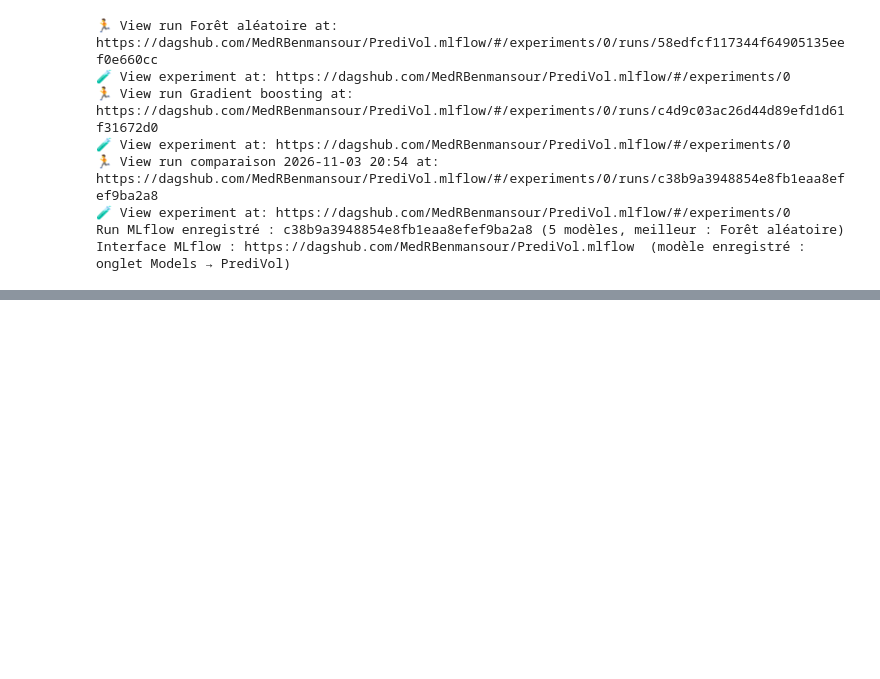
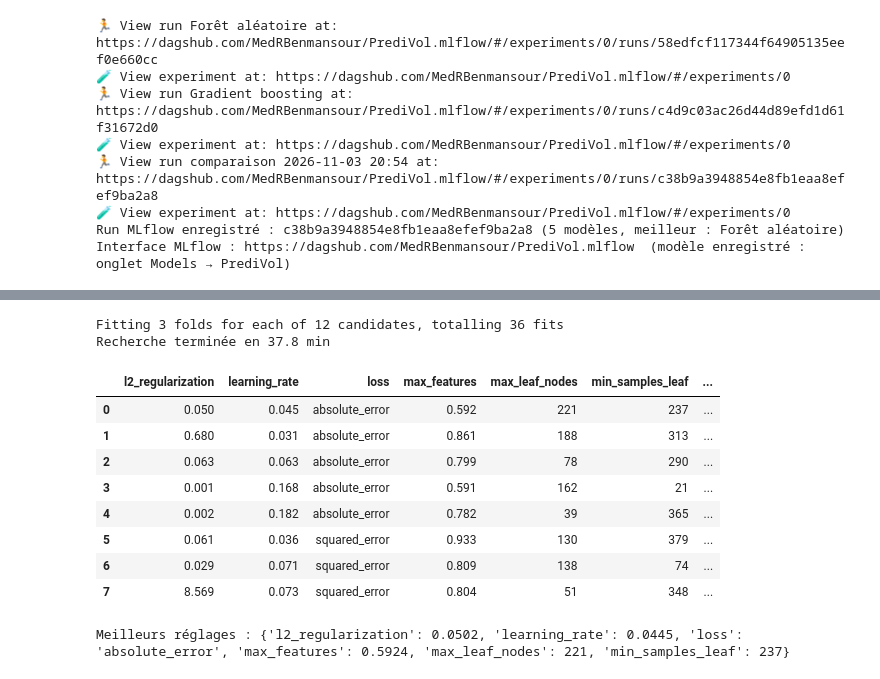
Before and after one commit to MedRBenmansour/PrediVol, a Jupyter notebook: PrediVol.ipynb, the cells around one changed output, grey strips where cells are left out. Drawn from its saved outputs; the diff is of its cells as text; code cells hidden in the pictures; blank space fills up the shorter version.

```diff
--- a/PrediVol.ipynb
+++ b/PrediVol.ipynb
@@ -1431,0 +1526,15 @@ Interface MLflow : https://dagshub.com/MedRBenmansour/PrediVol.mlflow  (modèle
+# %%
+# Effet des nouvelles variables seules : gradient boosting avec EXACTEMENT les réglages de la partie 2
+params_gb_base = modeles["Gradient boosting"].named_steps["mod"].get_params()
+gb_vars = Pipeline([("prep", prep_arbres_v2(False)), ("mod", HistGradientBoostingRegressor(**params_gb_base))])
+t0 = time.perf_counter(); gb_vars.fit(X_tr2, y_tr); t_fit = time.perf_counter() - t0
+t0 = time.perf_counter(); p = gb_vars.predict(X_va2); t_pred = (time.perf_counter() - t0) / len(X_va2) * 1e6
+resultats_opt = [res.set_index("modèle").loc["Naïf – moyenne de la route"].to_dict() | {"modèle": "Naïf – moyenne de la route"},
+                 res.set_index("modèle").loc["Gradient boosting"].to_dict() | {"modèle": "Gradient boosting – base"},
+                 mesurer("Gradient boosting – base + nouvelles variables", y_va, p, t_fit, t_pred)]
+predictions["Gradient boosting – base + nouvelles variables"] = p
+effet_vars = pd.DataFrame(resultats_opt)[["modèle", "MAE (min)", "RMSE (min)", "R²", "capture gros retards (%)", "prédictions à ±15 min (%)"]]
+display(effet_vars.round(2))
+d = effet_vars["MAE (min)"].iloc[1] - effet_vars["MAE (min)"].iloc[2]
+print(f"Effet des nouvelles variables sur la MAE : {d:+.2f} min ({'amélioration' if d > 0 else 'pas d’amélioration'})")
+chrono("section 24")
@@ -1431,0 +1567,52 @@ Interface MLflow : https://dagshub.com/MedRBenmansour/PrediVol.mlflow  (modèle
+# %%
+def jour(d):
+    return pd.to_datetime(d[DATE].astype(str)).dt.normalize()
+
+sous_gb = train.sample(min(TAILLE_RECHERCHE_GB, len(train)), random_state=GRAINE)
+espace_gb = {
+    "mod__loss": ["squared_error", "absolute_error"],
+    "mod__learning_rate": loguniform(0.03, 0.2),
+    "mod__max_leaf_nodes": randint(31, 256),
+    "mod__min_samples_leaf": randint(20, 401),
+    "mod__l2_regularization": loguniform(1e-3, 10),
+    "mod__max_features": uniform(0.5, 0.5),
+}
+pipe_gb = Pipeline([("prep", prep_arbres_v2(False)),
+                    ("mod", HistGradientBoostingRegressor(categorical_features=IDX_CAT, max_iter=800, early_stopping=True,
+                                                          random_state=GRAINE))])
+recherche_gb = RandomizedSearchCV(pipe_gb, espace_gb, n_iter=N_ESSAIS_GB, scoring="neg_mean_absolute_error",
+                                  cv=GroupKFold(n_splits=N_PLIS), random_state=GRAINE, refit=False,
+                                  return_train_score=True, n_jobs=1, verbose=1)
+t0 = time.perf_counter()
+recherche_gb.fit(sous_gb[VARS2], sous_gb[CIBLE].astype(float), groups=jour(sous_gb))
+print(f"Recherche terminée en {(time.perf_counter() - t0) / 60:.1f} min")
+
+def tableau_recherche(r):
+    t = pd.DataFrame(r.cv_results_)
+    cols = [c for c in t.columns if c.startswith("param_mod__")]
+    out = t[cols].rename(columns=lambda c: c.replace("param_mod__", ""))
+    out["MAE CV (min)"] = -t["mean_test_score"]
+    out["écart-type CV"] = t["std_test_score"]
+    out["MAE entraînement"] = -t["mean_train_score"]
+    out["temps / pli (s)"] = t["mean_fit_time"]
+    return out.sort_values("MAE CV (min)").reset_index(drop=True)
+
+def lisible(d):
+    return {k.replace("mod__", ""): (round(float(v), 4) if isinstance(v, (float, np.floating)) else v) for k, v in d.items()}
+
+essais_gb = tableau_recherche(recherche_gb)
+display(essais_gb.round(3).head(8))
+print("Meilleurs réglages :", lisible(recherche_gb.best_params_))
+# %% [output]
+Fitting 3 folds for each of 12 candidates, totalling 36 fits
+Recherche terminée en 37.8 min
+|  | l2_regularization | learning_rate | loss | max_features | max_leaf_nodes | min_samples_leaf | ... |
+| 0 | 0.050 | 0.045 | absolute_error | 0.592 | 221 | 237 | ... |
+| 1 | 0.680 | 0.031 | absolute_error | 0.861 | 188 | 313 | ... |
+| 2 | 0.063 | 0.063 | absolute_error | 0.799 | 78 | 290 | ... |
+| 3 | 0.001 | 0.168 | absolute_error | 0.591 | 162 | 21 | ... |
+| 4 | 0.002 | 0.182 | absolute_error | 0.782 | 39 | 365 | ... |
+| 5 | 0.061 | 0.036 | squared_error | 0.933 | 130 | 379 | ... |
+| 6 | 0.029 | 0.071 | squared_error | 0.809 | 138 | 74 | ... |
+| 7 | 8.569 | 0.073 | squared_error | 0.804 | 51 | 348 | ... |
+Meilleurs réglages : {'l2_regularization': 0.0502, 'learning_rate': 0.0445, 'loss': 'absolute_error', 'max_features': 0.5924, 'max_leaf_nodes': 221, 'min_samples_leaf': 237}
```
Also changed, not shown: parts of 44 cells of this notebook, 1 other file.
